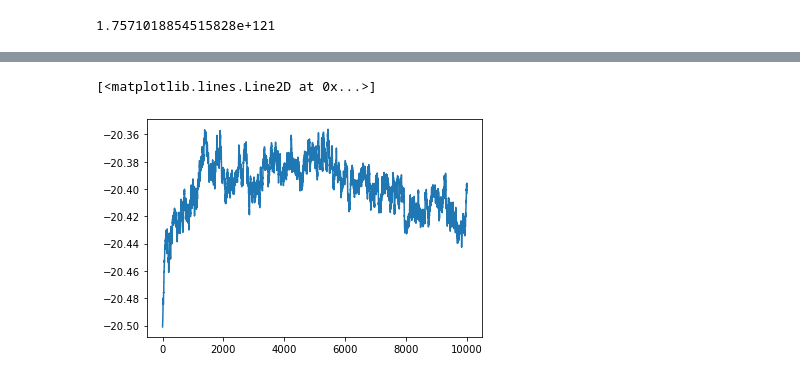
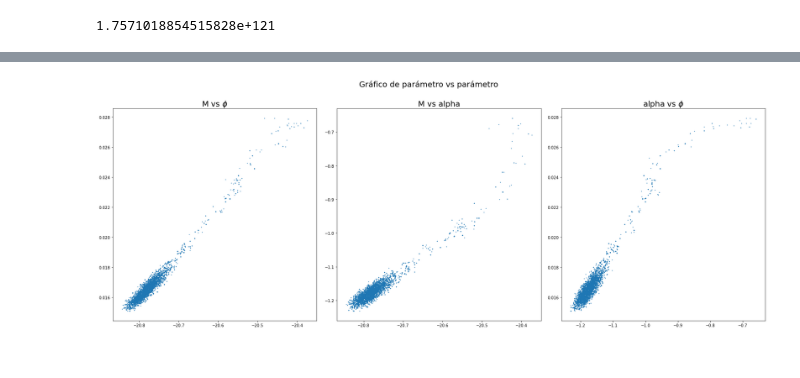
Before and after one commit to czuloaga/Astrometria-guia-4, a Jupyter notebook: Cadenas de Markov.ipynb, the cells around one changed output, grey strips where cells are left out. Cells and saved outputs as stored; diff of their text form; code cells hidden in the pictures.

```diff
--- a/Cadenas de Markov.ipynb
+++ b/Cadenas de Markov.ipynb
@@ -188,9 +237,9 @@ Antes de empezar con las cadenas, construimos la proposal distribution. Esta ser
 # %%
 def d_propuesta(M0, phi0, alpha0):
 
-    c1 = 0.002
-    c2 = 0.00002
-    c3 = 0.0002
+    c1 = 0.02
+    c2 = 0.0002
+    c3 = 0.02
 
     d1 = random.normal(loc=M0, scale=(c1))
     d2 = random.normal(loc=phi0, scale=(c2))
@@ -204,26 +253,25 @@ d_propuesta(-20.83, 1.46e-2, -1.2)
 # %%
 #iniciamos la cadena
-
 post = 0
 
 while post < 1e-8:
 
-    M0 = random.uniform(-21.9,-19.9)
+    M0 = random.uniform(-21.9,-19.1)
     phi0 = random.uniform(4e-4,4e-2)
     alpha0 = random.uniform(-1.9,-1e-4)
+
+    #print(M0,phi0,alpha0)
 
     post = posterior(x_lista,y_lista,intervalo_lista,phi0,M0,alpha0)
 
     prob_posterior = post
 
-pasos = 1e+4
+pasos = 9e+3
 pasos = int(pasos)
 
 cadena_M = []
 cadena_phi = []
 cadena_alpha = []
-
-
 
 for i in range(pasos):
     salto = d_propuesta(M0, phi0, alpha0)
@@ -234,6 +282,7 @@ for i in range(pasos):
 
     prob_posterior_n = posterior(x_lista,y_lista,intervalo_lista,phi_n,M_n,alpha_n)
 
+    #print(prob_posterior)
     prob_aceptacion = min(1,(prob_posterior_n/prob_posterior))
     u = random.uniform()
 
@@ -246,3 +295,4 @@ for i in range(pasos):
     cadena_M.append(M0)
     cadena_phi.append(phi0)
     cadena_alpha.append(alpha0)
+    #print(cadena_alpha)
@@ -254,5 +299,19 @@ plt.scatter(cadena_M, cadena_phi)
-# %%
-plt.plot(cadena_M)
-# %% [output]
-[<matplotlib.lines.Line2D at 0x...>]
-[figure, removed]
+# %%
+fig, (ax1, ax2, ax3) = plt.subplots(1, 3, figsize=(30,10))
+fig.suptitle('Gráfico de parámetro vs parámetro', fontsize=20)
+
+
+ax1.scatter(cadena_M, cadena_phi,s=1)
+ax1.set_title('M vs $\phi$', fontsize = 20)
+
+ax2.scatter(cadena_M, cadena_alpha,s=1)
+ax2.set_title('M vs alpha', fontsize = 20)
+
+ax3.scatter(cadena_alpha, cadena_phi,s=1)
+ax3.set_title('alpha vs $\phi$', fontsize = 20)
+
+
+fig.subplots_adjust(wspace=0.1)
+plt.show()
+# %% [output]
+[figure, added]
```
Also changed, not shown: parts of 21 cells of this notebook.
